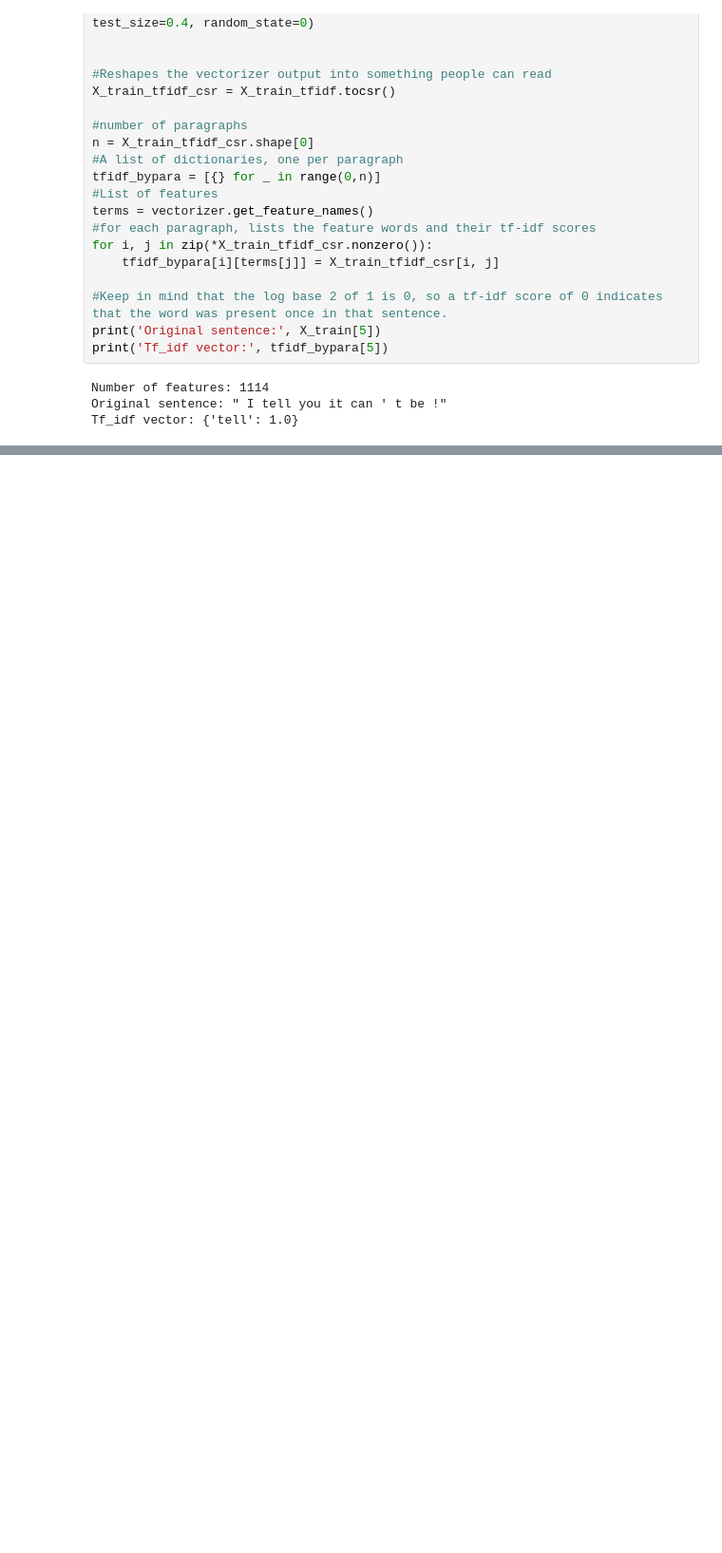
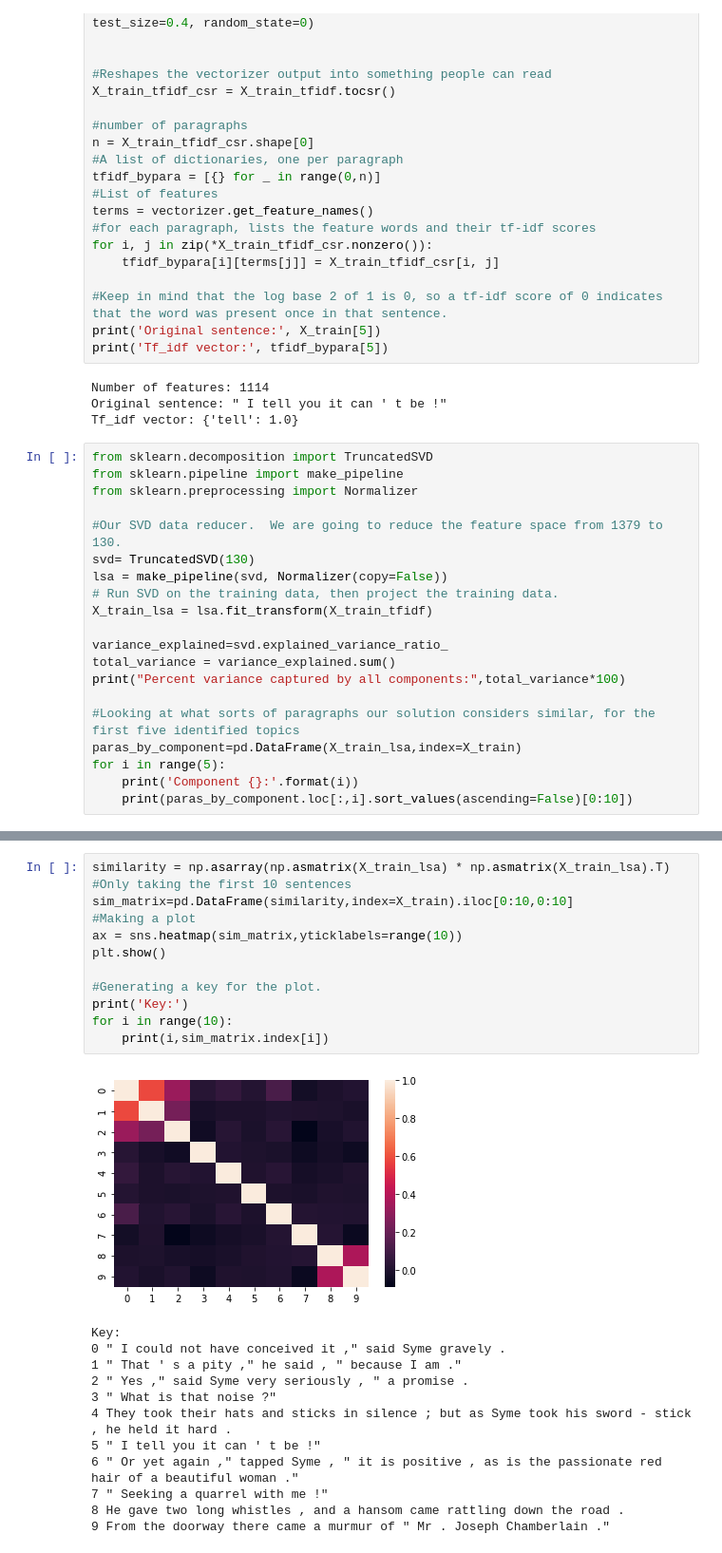
Before and after one commit to amyscott303/Thinkful, a Jupyter notebook: Build your own NLP model.ipynb, the cells around one changed output, grey strips where cells are left out. Shown at 95% size. Cells and saved outputs as stored; diff of their text form; blank space fills up the shorter version.

```diff
--- a/Build your own NLP model.ipynb
+++ b/Build your own NLP model.ipynb
@@ -275,3 +469,23 @@ print('Tf_idf vector:', tfidf_bypara[5])
 Number of features: 1114
 Original sentence: " I tell you it can ' t be !"
 Tf_idf vector: {'tell': 1.0}
+# %%
+from sklearn.decomposition import TruncatedSVD
+from sklearn.pipeline import make_pipeline
+from sklearn.preprocessing import Normalizer
+
+#Our SVD data reducer.  We are going to reduce the feature space from 1379 to 130.
+svd= TruncatedSVD(130)
+lsa = make_pipeline(svd, Normalizer(copy=False))
+# Run SVD on the training data, then project the training data.
+X_train_lsa = lsa.fit_transform(X_train_tfidf)
+
+variance_explained=svd.explained_variance_ratio_
+total_variance = variance_explained.sum()
+print("Percent variance captured by all components:",total_variance*100)
+
+#Looking at what sorts of paragraphs our solution considers similar, for the first five identified topics
+paras_by_component=pd.DataFrame(X_train_lsa,index=X_train)
+for i in range(5):
+    print('Component {}:'.format(i))
+    print(paras_by_component.loc[:,i].sort_values(ascending=False)[0:10])
@@ -277,0 +510,25 @@ Tf_idf vector: {'tell': 1.0}
+# %%
+similarity = np.asarray(np.asmatrix(X_train_lsa) * np.asmatrix(X_train_lsa).T)
+#Only taking the first 10 sentences
+sim_matrix=pd.DataFrame(similarity,index=X_train).iloc[0:10,0:10]
+#Making a plot
+ax = sns.heatmap(sim_matrix,yticklabels=range(10))
+plt.show()
+
+#Generating a key for the plot.
+print('Key:')
+for i in range(10):
+    print(i,sim_matrix.index[i])
+# %% [output]
+[figure, added]
+Key:
+0 " I could not have conceived it ," said Syme gravely .
+1 " That ' s a pity ," he said , " because I am ."
+2 " Yes ," said Syme very seriously , " a promise .
+3 " What is that noise ?"
+4 They took their hats and sticks in silence ; but as Syme took his sword - stick , he held it hard .
+5 " I tell you it can ' t be !"
+6 " Or yet again ," tapped Syme , " it is positive , as is the passionate red hair of a beautiful woman ."
+7 " Seeking a quarrel with me !"
+8 He gave two long whistles , and a hansom came rattling down the road .
+9 From the doorway there came a murmur of " Mr . Joseph Chamberlain ."
```
Also changed, not shown: parts of 16 cells of this notebook.
